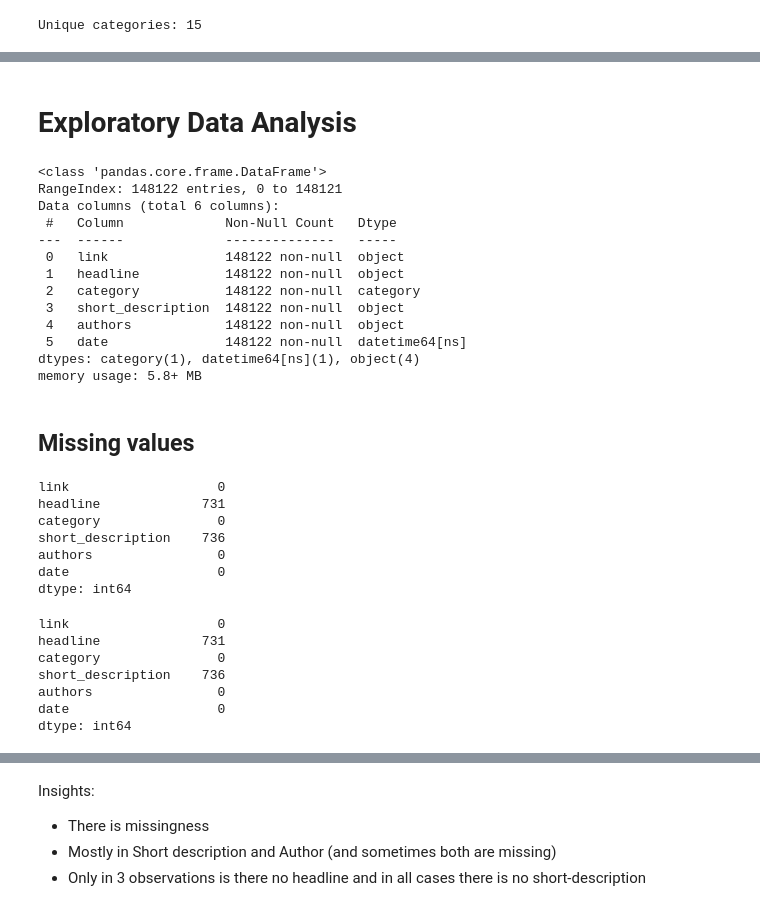
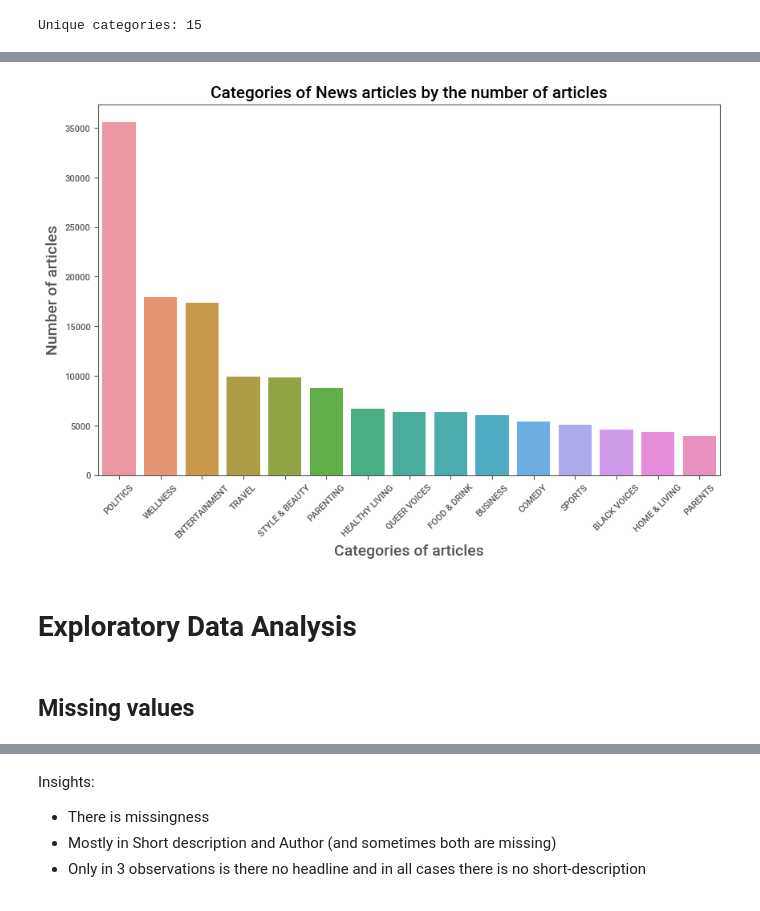
Before and after one commit to benjordan98/intelligent_sys_assignment2, a Jupyter notebook: code.ipynb, the cells around one changed output, grey strips where cells are left out. Drawn from its saved outputs; the diff is of its cells as text; code cells hidden in the pictures.

```diff
--- a/code.ipynb
+++ b/code.ipynb
@@ -91,0 +67,14 @@ report.show_notebook(layout='vertical', w=1080, h=720, scale=1)
+# %%
+cat_df = pd.DataFrame(df['category'].value_counts()).reset_index()
+cat_df.head()
+# Visualize top 10 categories and proportion of each category's in dataset
+plt.figure(figsize=(10,6))
+df_sorted = cat_df.sort_values(by='count', ascending=False)
+sns.barplot(x='category', y='count', data=df_sorted, order=df_sorted['category'])
+plt.title("Categories of News articles by the number of articles", size=15)
+plt.xlabel("Categories of articles", size=14)
+plt.xticks(rotation=45)
+plt.ylabel("Number of articles", size=14)
+plt.show()
+# %% [output]
+[figure, added]
@@ -107,44 +99,6 @@ df['category'] = df['category'].astype('category')
 # %% [markdown]
 # Exploratory Data Analysis
-# %%
-df.info()
-# %% [output]
-<class 'pandas.core.frame.DataFrame'>
-RangeIndex: 148122 entries, 0 to 148121
-Data columns (total 6 columns):
- #   Column             Non-Null Count   Dtype
----  ------             --------------   -----
- 0   link               148122 non-null  object
- 1   headline           148122 non-null  object
- 2   category           148122 non-null  category
- 3   short_description  148122 non-null  object
- 4   authors            148122 non-null  object
- 5   date               148122 non-null  datetime64[ns]
-dtypes: category(1), datetime64[ns](1), object(4)
-memory usage: 5.8+ MB
 # %% [markdown]
 ## Missing values
-# %%
-# check for nas
-df1.isna().sum()
-# %% [output]
-link                   0
-headline             731
-category               0
-short_description    736
-authors                0
-date                   0
-dtype: int64
-# %%
-# check for NULLs
-df1.isnull().sum()
-# %% [output]
-link                   0
-headline             731
-category               0
-short_description    736
-authors                0
-date                   0
-dtype: int64
 # %%
 # look for empty strings across all columns
```
Also changed, not shown: parts of 25 cells of this notebook.
